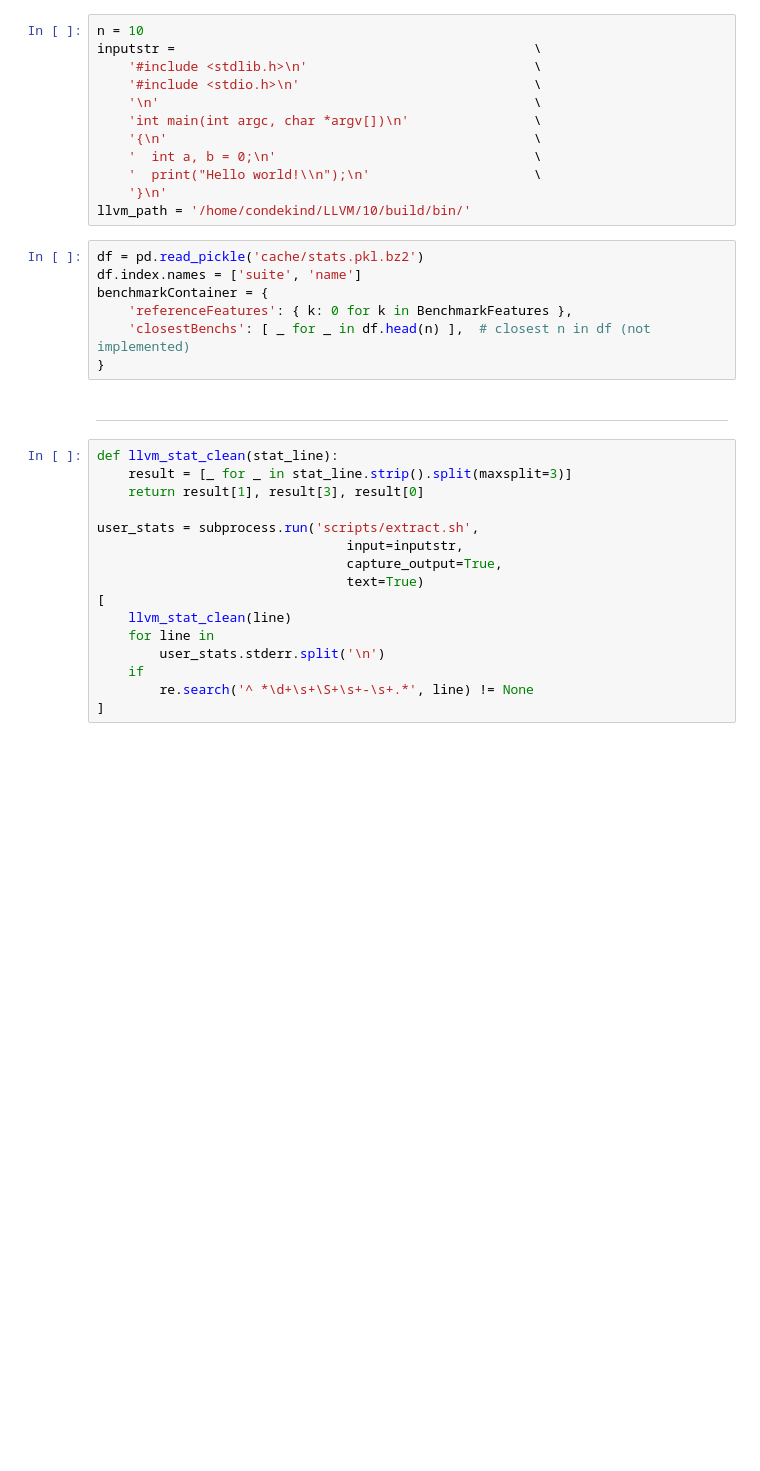
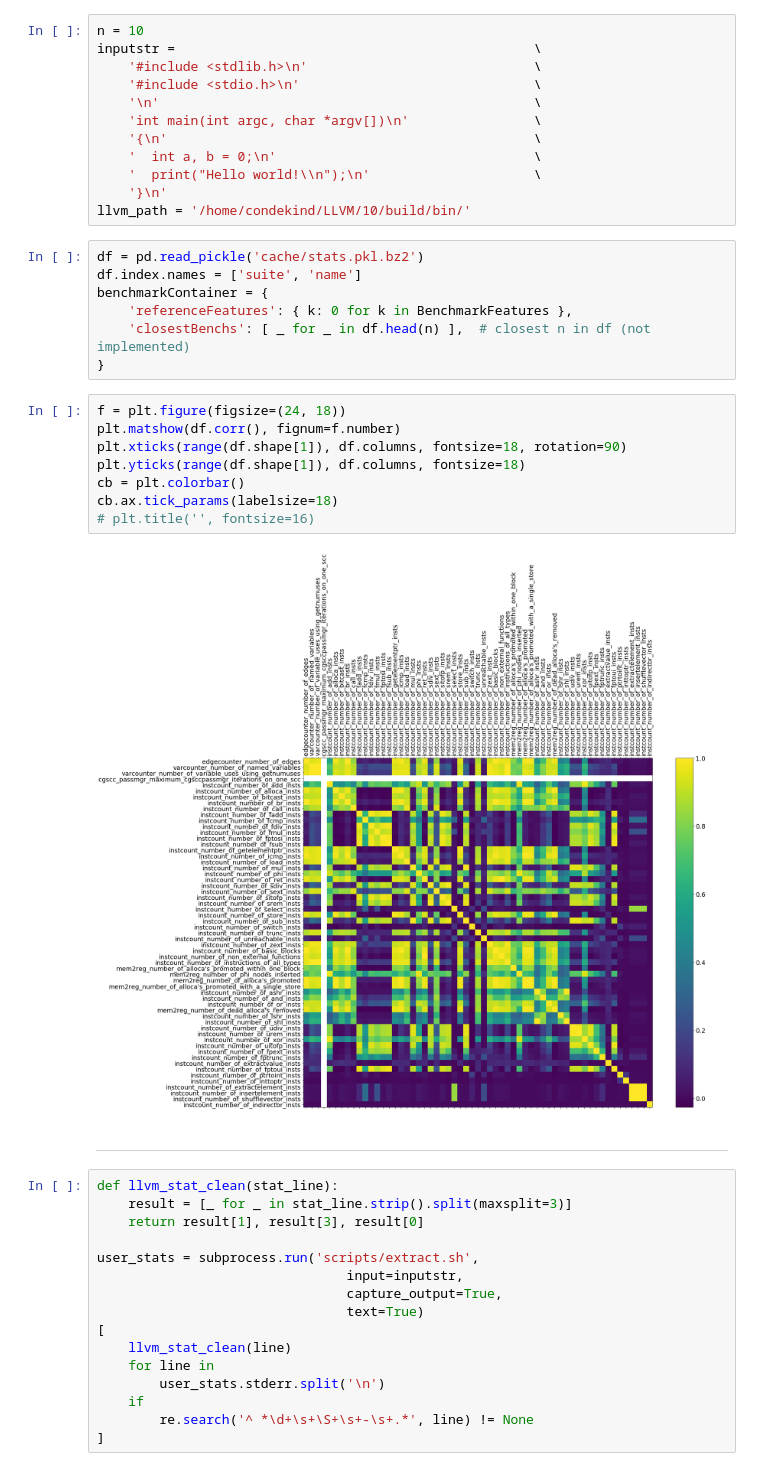
Before and after one commit to condekind/angha-tools, a Jupyter notebook: ncodesearch.ipynb, the cells around one changed output. Drawn from its saved outputs; the diff is of its cells as text; blank space fills up the shorter version.

Commit message:
correlation plot test

```diff
--- a/ncodesearch.ipynb
+++ b/ncodesearch.ipynb
@@ -23,6 +25,16 @@ benchmarkContainer = {
     'referenceFeatures': { k: 0 for k in BenchmarkFeatures },
     'closestBenchs': [ _ for _ in df.head(n) ],  # closest n in df (not implemented)
 }
+# %%
+f = plt.figure(figsize=(24, 18))
+plt.matshow(df.corr(), fignum=f.number)
+plt.xticks(range(df.shape[1]), df.columns, fontsize=18, rotation=90)
+plt.yticks(range(df.shape[1]), df.columns, fontsize=18)
+cb = plt.colorbar()
+cb.ax.tick_params(labelsize=18)
+# plt.title('', fontsize=16)
+# %% [output]
+[figure, added]
 # %% [markdown]
 <hr></hr>
 # %%
```
Also changed, not shown: parts of 2 cells of this notebook, 4 other files.
